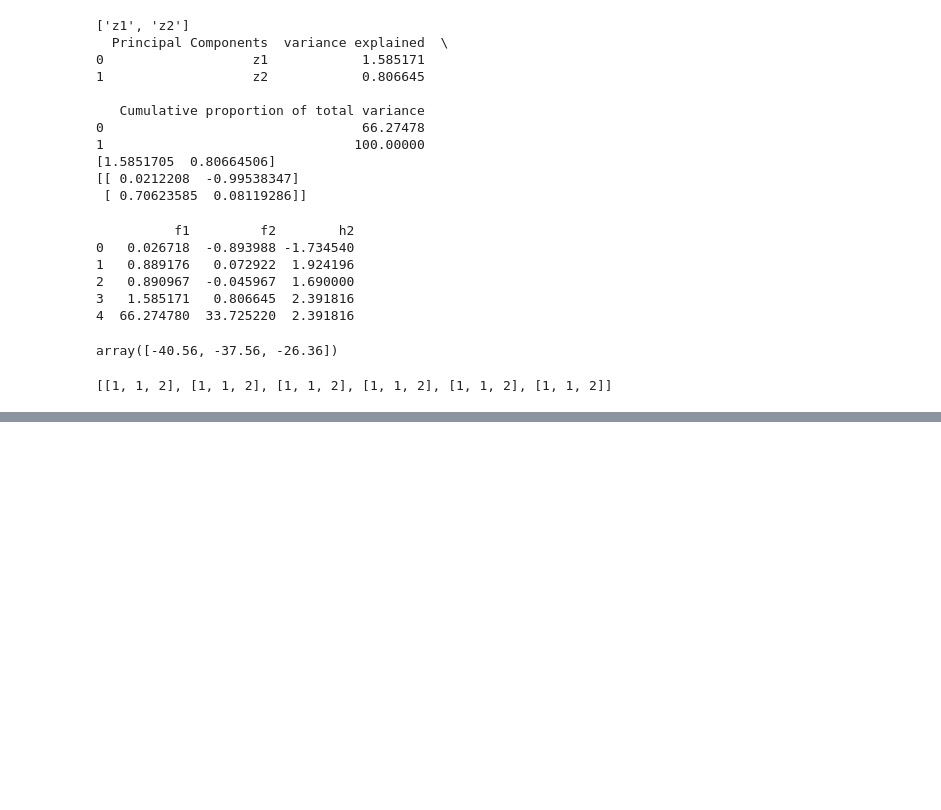
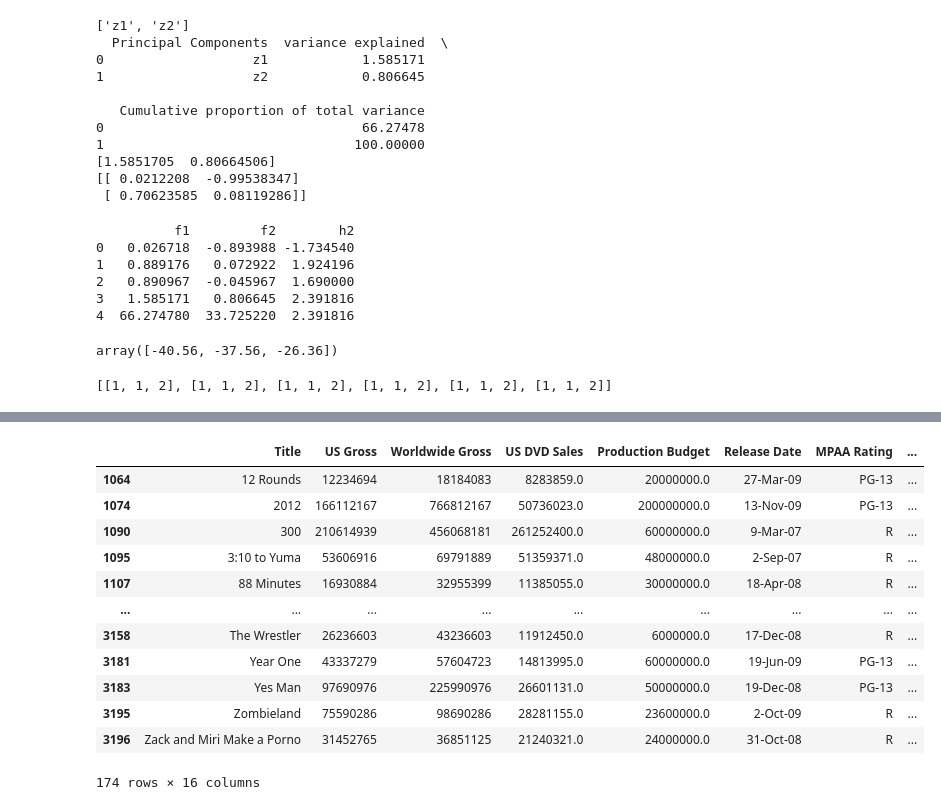
Before and after one commit to udaykiran1729/Programming, a Jupyter notebook: Py_prog/Note101.ipynb, the cells around one changed output, grey strips where cells are left out. Cells and saved outputs as stored; diff of their text form; code cells hidden in the pictures; blank space fills up the shorter version.

```diff
--- a/Py_prog/Note101.ipynb
+++ b/Py_prog/Note101.ipynb
@@ -853,0 +939,18 @@ y.shape
+# %%
+df=pd.read_csv("C:\\Users\\Admin\\Downloads\\movies.csv")
+df.dropna(inplace =True)
+df
+# %% [output]
+|  | Title | US Gross | Worldwide Gross | US DVD Sales | Production Budget | Release Date | MPAA Rating | ... |
+| 1064 | 12 Rounds | 12234694 | 18184083 | 8283859.0 | 20000000.0 | 27-Mar-09 | PG-13 | ... |
+| 1074 | 2012 | 166112167 | 766812167 | 50736023.0 | 200000000.0 | 13-Nov-09 | PG-13 | ... |
+| 1090 | 300 | 210614939 | 456068181 | 261252400.0 | 60000000.0 | 9-Mar-07 | R | ... |
+| 1095 | 3:10 to Yuma | 53606916 | 69791889 | 51359371.0 | 48000000.0 | 2-Sep-07 | R | ... |
+| 1107 | 88 Minutes | 16930884 | 32955399 | 11385055.0 | 30000000.0 | 18-Apr-08 | R | ... |
+| ... | ... | ... | ... | ... | ... | ... | ... | ... |
+| 3158 | The Wrestler | 26236603 | 43236603 | 11912450.0 | 6000000.0 | 17-Dec-08 | R | ... |
+| 3181 | Year One | 43337279 | 57604723 | 14813995.0 | 60000000.0 | 19-Jun-09 | PG-13 | ... |
+| 3183 | Yes Man | 97690976 | 225990976 | 26601131.0 | 50000000.0 | 19-Dec-08 | PG-13 | ... |
+| 3195 | Zombieland | 75590286 | 98690286 | 28281155.0 | 23600000.0 | 2-Oct-09 | R | ... |
+| 3196 | Zack and Miri Make a Porno | 31452765 | 36851125 | 21240321.0 | 24000000.0 | 31-Oct-08 | R | ... |
+174 rows × 16 columns
```
Also changed, not shown: parts of 18 cells of this notebook, 16 other files.
